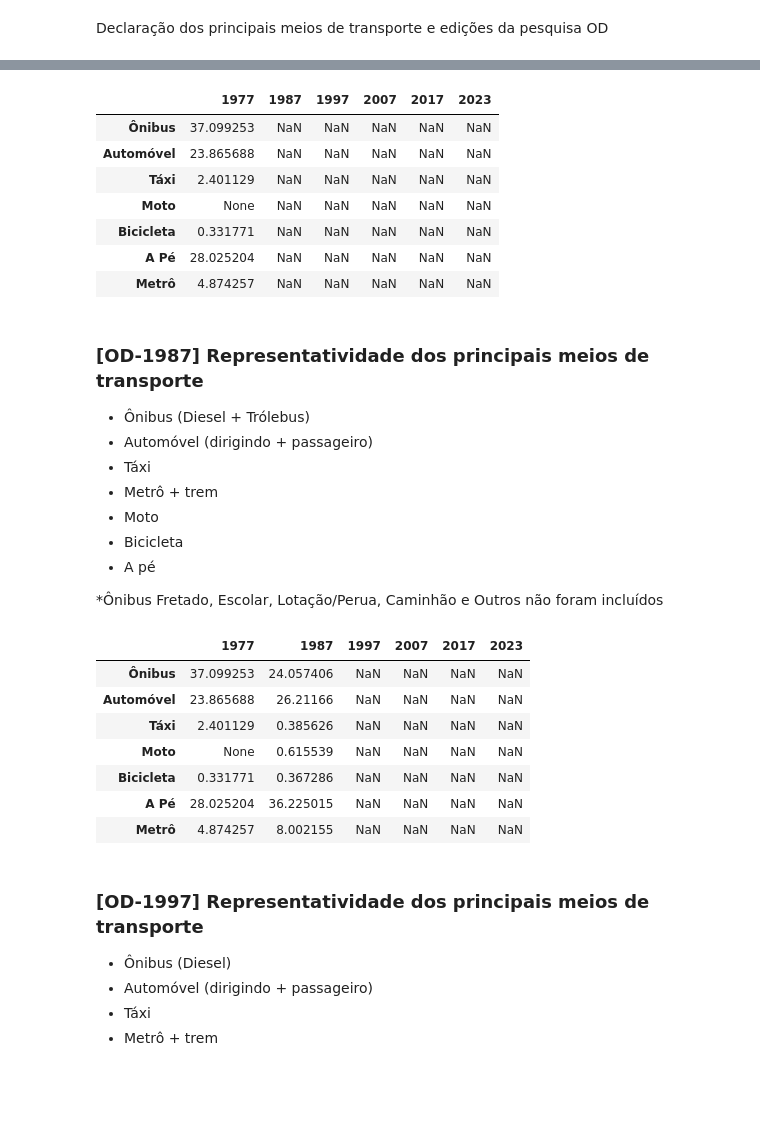
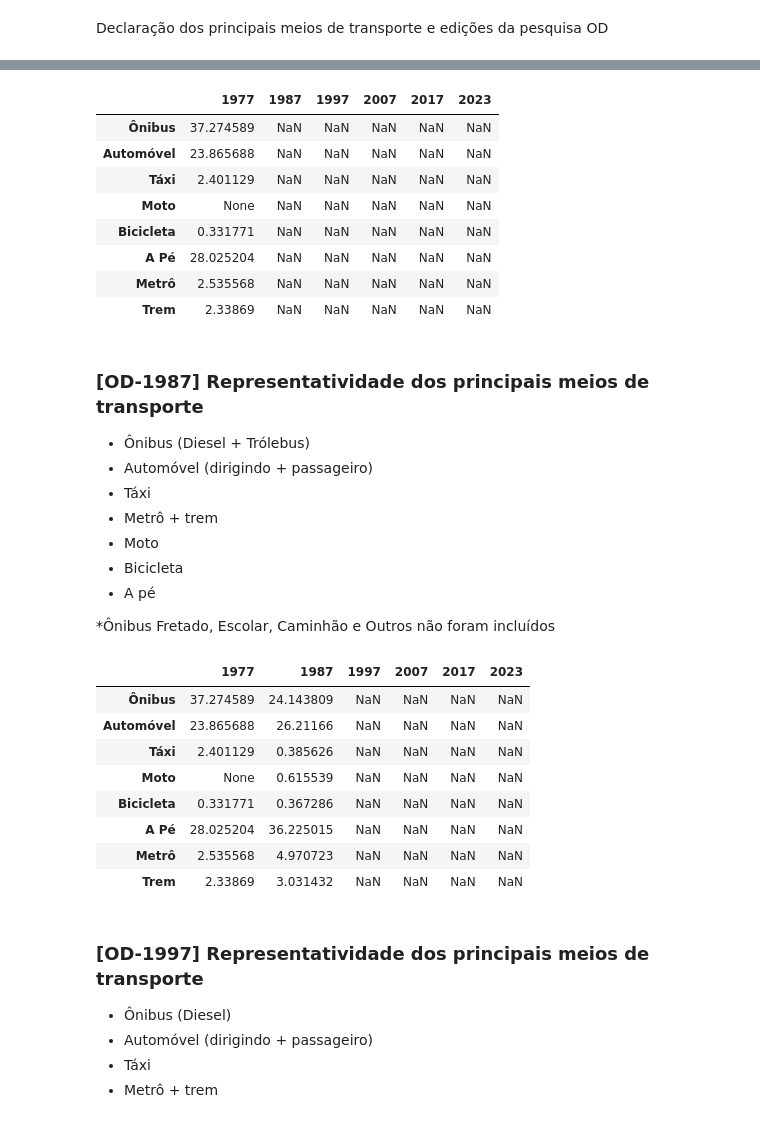
Before and after one commit to gustavo-rmontes/TCC, a Jupyter notebook: analysis_scripts/modes_over_years.ipynb, the cells around one changed output, grey strips where cells are left out. Saved outputs shown, nothing was run; the diff lists cells and outputs as text; code cells hidden in the pictures; blank space fills up the shorter version.

```diff
--- a/analysis_scripts/modes_over_years.ipynb
+++ b/analysis_scripts/modes_over_years.ipynb
@@ -56,7 +56,7 @@ def mode_rep(od_df, col_transp_means, col_exp_fact, mode_value):
 # %% [markdown]
 Declaração dos principais meios de transporte e edições da pesquisa OD
 # %%
-main_transport_modes = ["Ônibus", "Automóvel", "Táxi", "Moto", "Bicicleta", "A Pé", "Metrô"]
+main_transport_modes = ["Ônibus", "Automóvel", "Táxi", "Moto", "Bicicleta", "A Pé", "Metrô", "Trem"]
 od_years = ["1977", "1987", "1997", "2007", "2017", "2023"]
 
 final_df = pd.DataFrame(columns=od_years, index=main_transport_modes)
@@ -78,6 +78,7 @@ od_77_modes = {
     "Dirigindo Automóvel": 3,
     "Passageiro de Automóvel": 4,
     "Táxi": 5,
+    "Lotação/Perua": 6,
     "Metrô": 7,
     "Trem": 8,
     "Bicicleta": 10,
@@ -97,23 +98,25 @@ main_modes_percent_77 = {
 main_modes_77_df = pd.DataFrame(main_modes_percent_77, index=["Percentual"]).T
 # %%
 # Adiciona os percentuais ao dataframe de análise final
-final_df.loc["Ônibus", "1977"] = main_modes_77_df.loc["Ônibus Trólebus", "Percentual"]
+final_df.loc["Ônibus", "1977"] = main_modes_77_df.loc["Ônibus Trólebus", "Percentual"] + main_modes_77_df.loc["Lotação/Perua", "Percentual"]
 final_df.loc["Automóvel", "1977"] = main_modes_77_df.loc["Dirigindo Automóvel", "Percentual"] + main_modes_77_df.loc["Passageiro de Automóvel", "Percentual"]
 final_df.loc["Táxi", "1977"] = main_modes_77_df.loc["Táxi", "Percentual"]
 final_df.loc["Moto", "1977"] = None
 final_df.loc["Bicicleta", "1977"] = main_modes_77_df.loc["Bicicleta", "Percentual"]
 final_df.loc["A Pé", "1977"] = main_modes_77_df.loc["A Pé", "Percentual"]
-final_df.loc["Metrô", "1977"] = main_modes_77_df.loc["Metrô", "Percentual"] + main_modes_77_df.loc["Trem", "Percentual"]
+final_df.loc["Metrô", "1977"] = main_modes_77_df.loc["Metrô", "Percentual"]
+final_df.loc["Trem", "1977"] = + main_modes_77_df.loc["Trem", "Percentual"]
 final_df
 # %% [output]
 |  | 1977 | 1987 | 1997 | 2007 | 2017 | 2023 |
-| Ônibus | 37.099253 | NaN | NaN | NaN | NaN | NaN |
+| Ônibus | 37.274589 | NaN | NaN | NaN | NaN | NaN |
 | Automóvel | 23.865688 | NaN | NaN | NaN | NaN | NaN |
 | Táxi | 2.401129 | NaN | NaN | NaN | NaN | NaN |
 | Moto | None | NaN | NaN | NaN | NaN | NaN |
 | Bicicleta | 0.331771 | NaN | NaN | NaN | NaN | NaN |
 | A Pé | 28.025204 | NaN | NaN | NaN | NaN | NaN |
-| Metrô | 4.874257 | NaN | NaN | NaN | NaN | NaN |
+| Metrô | 2.535568 | NaN | NaN | NaN | NaN | NaN |
+| Trem | 2.33869 | NaN | NaN | NaN | NaN | NaN |
 # %% [markdown]
 ### [OD-1987] Representatividade dos principais meios de transporte
 
@@ -125,7 +128,7 @@ final_df
 - Bicicleta
 - A pé
 
-*Ônibus Fretado, Escolar, Lotação/Perua, Caminhão e Outros não foram incluídos
+*Ônibus Fretado, Escolar, Caminhão e Outros não foram incluídos
 # %%
 # Dict com os modos e valores da col de modoprin
 od_87_modes = {
@@ -134,6 +137,7 @@ od_87_modes = {
     "Dirigindo Automóvel": 5,
     "Passageiro de Automóvel": 6,
     "Táxi": 7,
+    "Lotação/Perua": 8,
     "Metrô": 9,
     "Trem": 10,
     "Moto": 11,
@@ -154,23 +158,25 @@ main_modes_percent_87 = {
 main_modes_87_df = pd.DataFrame(main_modes_percent_87, index=["Percentual"]).T
 # %%
 # Adiciona os percentuais ao dataframe de análise final
-final_df.loc["Ônibus", "1987"] = main_modes_87_df.loc["Ônibus Diesel", "Percentual"] + main_modes_87_df.loc["Trólebus", "Percentual"]
+final_df.loc["Ônibus", "1987"] = main_modes_87_df.loc["Ônibus Diesel", "Percentual"] + main_modes_87_df.loc["Trólebus", "Percentual"] + main_modes_87_df.loc["Lotação/Perua", "Percentual"]
 final_df.loc["Automóvel", "1987"] = main_modes_87_df.loc["Dirigindo Automóvel", "Percentual"] + main_modes_87_df.loc["Passageiro de Automóvel", "Percentual"]
 final_df.loc["Táxi", "1987"] = main_modes_87_df.loc["Táxi", "Percentual"]
 final_df.loc["Moto", "1987"] = main_modes_87_df.loc["Moto", "Percentual"]
 final_df.loc["Bicicleta", "1987"] = main_modes_87_df.loc["Bicicleta", "Percentual"]
 final_df.loc["A Pé", "1987"] = main_modes_87_df.loc["A Pé", "Percentual"]
-final_df.loc["Metrô", "1987"] = main_modes_87_df.loc["Metrô", "Percentual"] + main_modes_87_df.loc["Trem", "Percentual"]
+final_df.loc["Metrô", "1987"] = main_modes_87_df.loc["Metrô", "Percentual"]
+final_df.loc["Trem", "1987"] = + main_modes_87_df.loc["Trem", "Percentual"]
 final_df
 # %% [output]
 |  | 1977 | 1987 | 1997 | 2007 | 2017 | 2023 |
-| Ônibus | 37.099253 | 24.057406 | NaN | NaN | NaN | NaN |
+| Ônibus | 37.274589 | 24.143809 | NaN | NaN | NaN | NaN |
 | Automóvel | 23.865688 | 26.21166 | NaN | NaN | NaN | NaN |
 | Táxi | 2.401129 | 0.385626 | NaN | NaN | NaN | NaN |
 | Moto | None | 0.615539 | NaN | NaN | NaN | NaN |
 | Bicicleta | 0.331771 | 0.367286 | NaN | NaN | NaN | NaN |
 | A Pé | 28.025204 | 36.225015 | NaN | NaN | NaN | NaN |
-| Metrô | 4.874257 | 8.002155 | NaN | NaN | NaN | NaN |
+| Metrô | 2.535568 | 4.970723 | NaN | NaN | NaN | NaN |
+| Trem | 2.33869 | 3.031432 | NaN | NaN | NaN | NaN |
 # %% [markdown]
 ### [OD-1997] Representatividade dos principais meios de transporte
 
```
Also changed, not shown: parts of 9 cells of this notebook.
